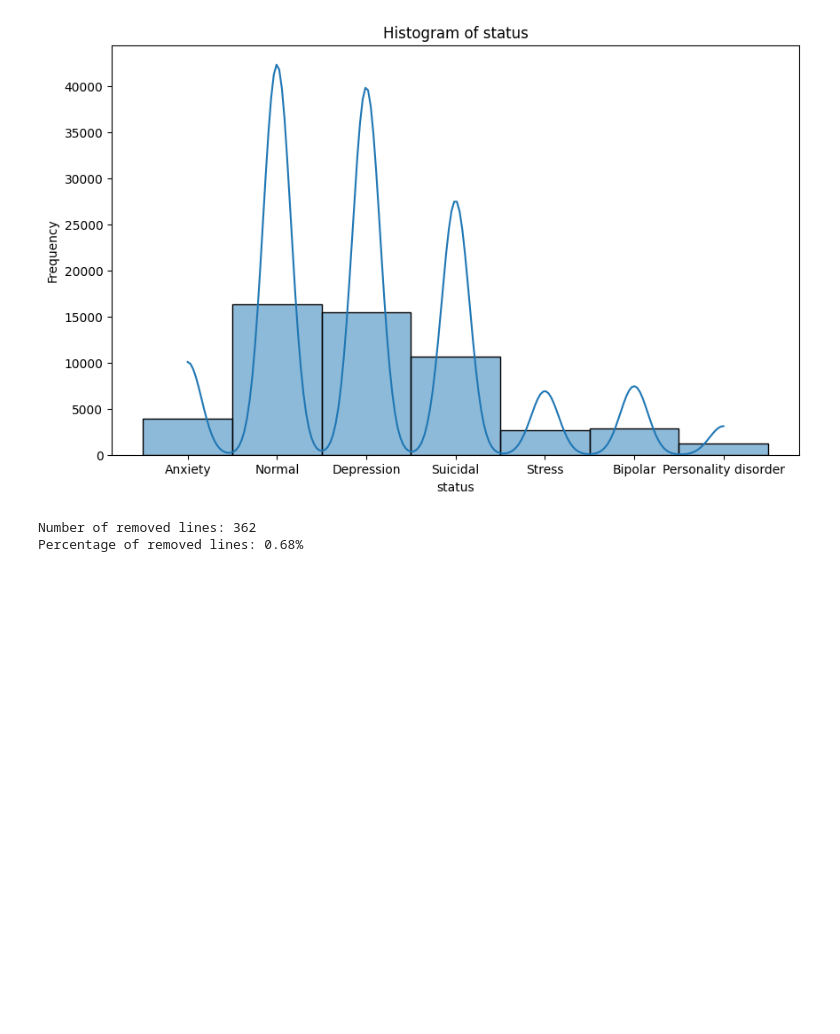
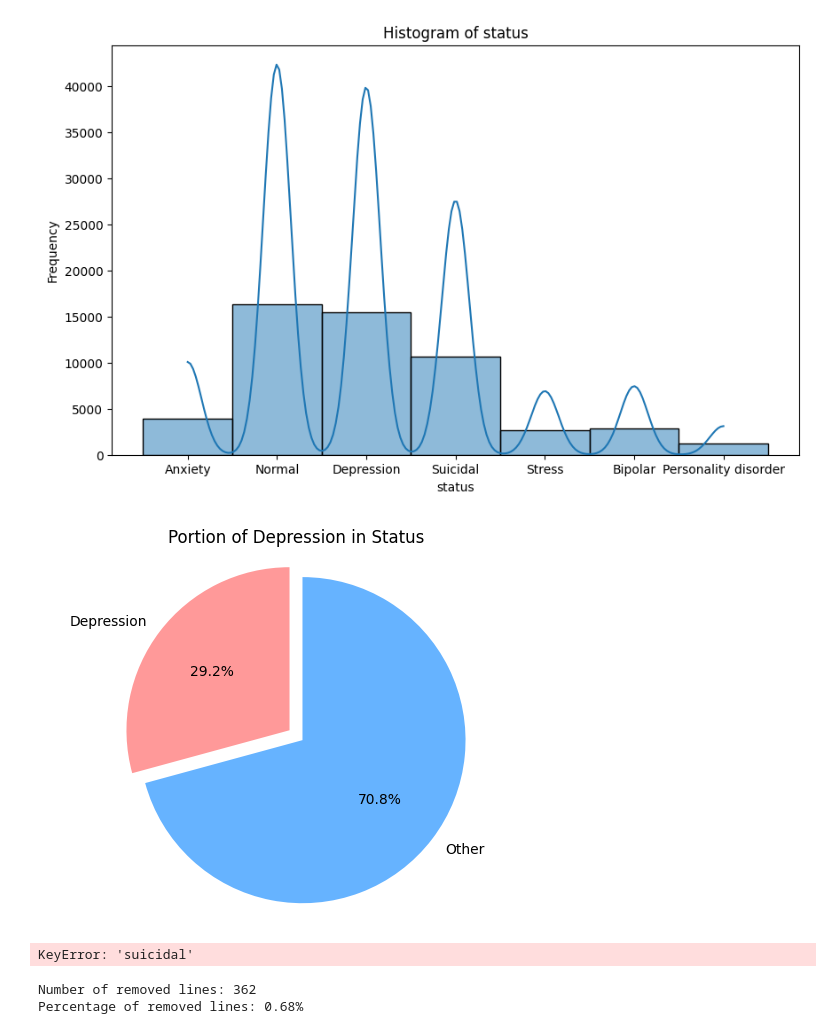
Before and after one commit to konnir/github_copilot_for_ai_developers, a Jupyter notebook: mental_ai_notbook.ipynb, the cells around one changed output. Saved outputs shown, nothing was run; the diff lists cells and outputs as text; code cells hidden in the pictures; blank space fills up the shorter version.

```diff
--- a/mental_ai_notbook.ipynb
+++ b/mental_ai_notbook.ipynb
@@ -58,6 +67,39 @@ plt.show()
 # %%
 # Preprocess the text data
 df['statement'] = df['statement'].str.lower()
+# %%
+import matplotlib.pyplot as plt
+
+# Data for the pie chart
+depression_counts = df['status'].value_counts()['Depression']
+total_counts = len(df)
+
+# Calculate the percentage of depression
+percentage_depression = (depression_counts / total_counts) * 100
+
+# Calculate the percentage of other statuses
+percentage_other = 100 - percentage_depression
+
+# Plotting the pie chart
+labels = ['Depression', 'Other']
+sizes = [percentage_depression, percentage_other]
+colors = ['#ff9999', '#66b3ff']
+explode = (0.1, 0)  # explode the first slice
+
+plt.pie(sizes, explode=explode, labels=labels, colors=colors, autopct='%1.1f%%', startangle=90)
+plt.axis('equal')  # Equal aspect ratio ensures that pie is drawn as a circle
+plt.title('Portion of Depression in Status')
+plt.show()
+# %% [output]
+[figure, added]
+# %%
+# Calculate the portion of "suicidal" from the "status" column
+suicidal_portion = df['status'].value_counts(normalize=True)['suicidal'] * 100
+
+# Print the portion of "suicidal"
+print(f"Portion of 'suicidal': {suicidal_portion:.2f}%")
+# %% [output]
+KeyError: 'suicidal'
 # %%
 # Count the number of NaN lines
 num_nan_lines = df['statement'].isna().sum()
```
Also changed, not shown: parts of 8 cells of this notebook, 11 other files.
